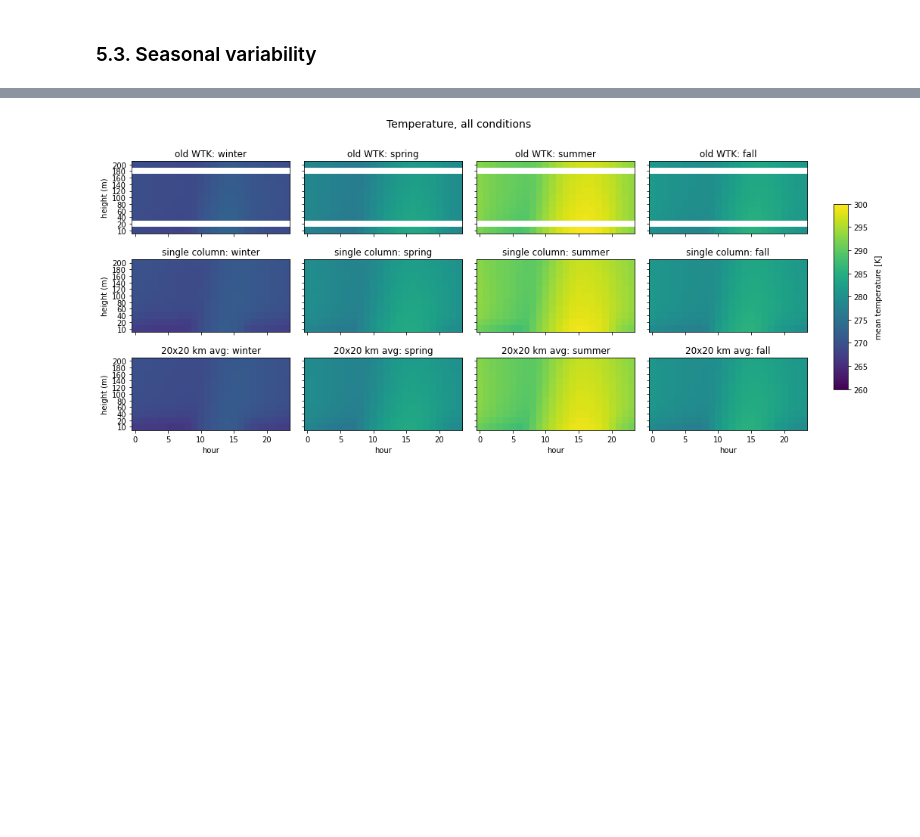
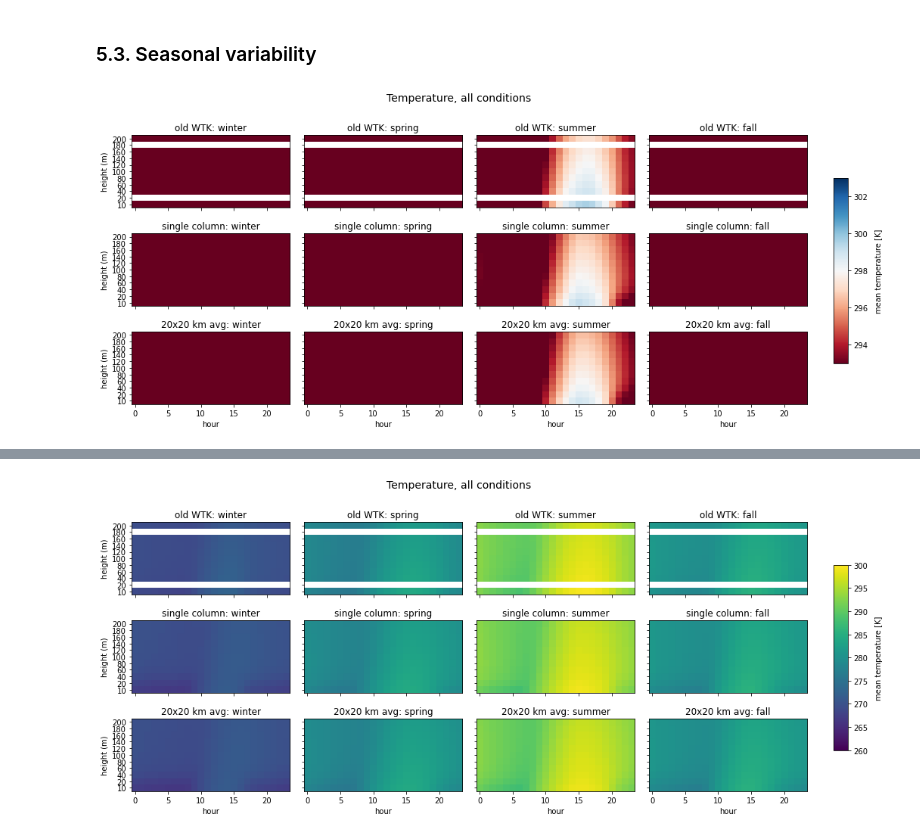
Before and after one commit to rthedin/assessment, a Jupyter notebook: datasets/WINDToolkit/11_seasonalVariability_WTKupdate2017_2018.ipynb, the cells around one changed output, grey strips where cells are left out. Saved outputs shown, nothing was run; the diff lists cells and outputs as text; code cells hidden in the pictures; blank space fills up the shorter version.

Commit message:
Add figure generation for Rimple's JEM paper

```diff
--- a/datasets/WINDToolkit/11_seasonalVariability_WTKupdate2017_2018.ipynb
+++ b/datasets/WINDToolkit/11_seasonalVariability_WTKupdate2017_2018.ipynb
@@ -124,3 +119,37 @@ heights_wind = np.concatenate((np.array([10]),np.arange(20,201,20)))
 
 # hub height for wind roses
 zhub = 80
+# %%
+# Temperature over the seasons, at every height for every hour
+fig, ax = plt.subplots(nrows=3, ncols=4, sharex=True, sharey=True, figsize=(16,6.8))
+fig.suptitle('Temperature, all conditions',fontsize=14)
+fig.subplots_adjust(hspace=0.18, wspace=0.09)
+
+for d,df in enumerate([dfold,dfsc,df20km]):
+    seasonaldata = df.groupby(['season','hour','height']).mean()
+    for s in range(4):
+        ws = np.zeros(shape=(len(heights_wind),len(hours_u)))
+        for (i,z) in enumerate(heights_wind):
+            for (j,h) in enumerate(hours_u):
+                try:
+                    ws[i,j] = seasonaldata.loc[(s,h,z)]['temperature']
+                except KeyError:
+                    ws[i,j] = np.nan
+        p = ax[d,s].imshow(ws[:,:], origin='lower',vmin=273+20, vmax=273+30, cmap='RdBu')
+        ax[d,s].set_title(f'{dfnames[d]}: {season_names[s]}')
+
+
+# set titles, labels and colorbar
+cb_ax = fig.add_axes([0.93,0.25, 0.017, 0.5]);  cbar = fig.colorbar(p, cax = cb_ax)
+cb_ax.set_ylabel('mean temperature [K]',labelpad=10)
+for axi in ax[-1,:]:
+    axi.set_xlabel('hour')
+for axi in ax[:,0]:
+    axi.set_ylabel('height (m)')
+for axi in ax[1,:]:
+    axi.set_yticks(np.linspace(0,10,11))
+    axi.set_yticklabels(heights_wind)
+
+plt.show()
+# %% [output]
+[figure, added]
```
Also changed, not shown: parts of 12 cells of this notebook.
